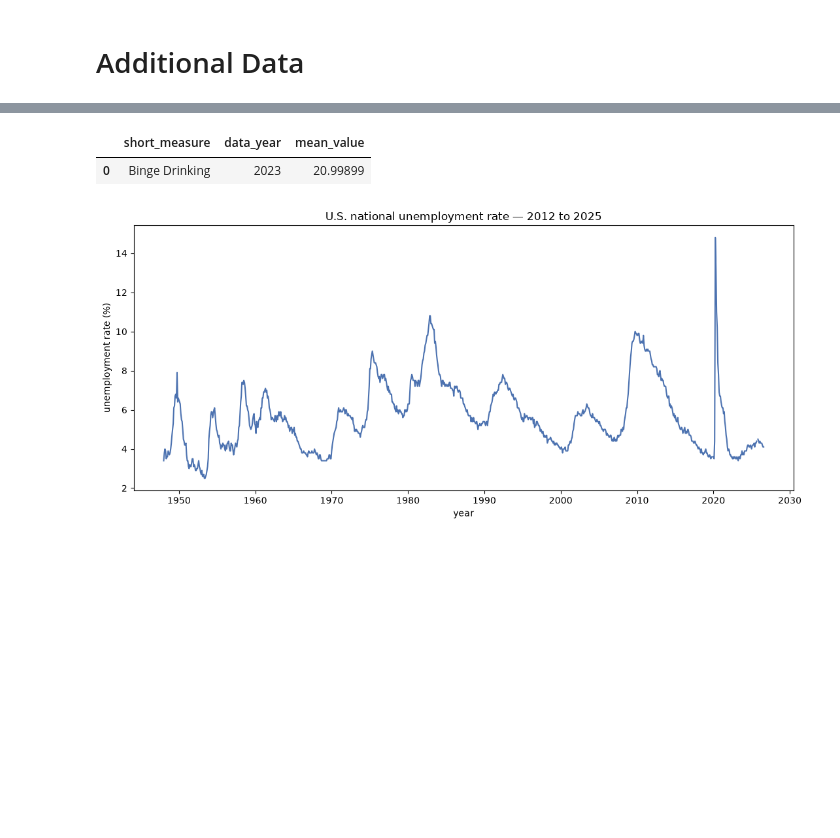
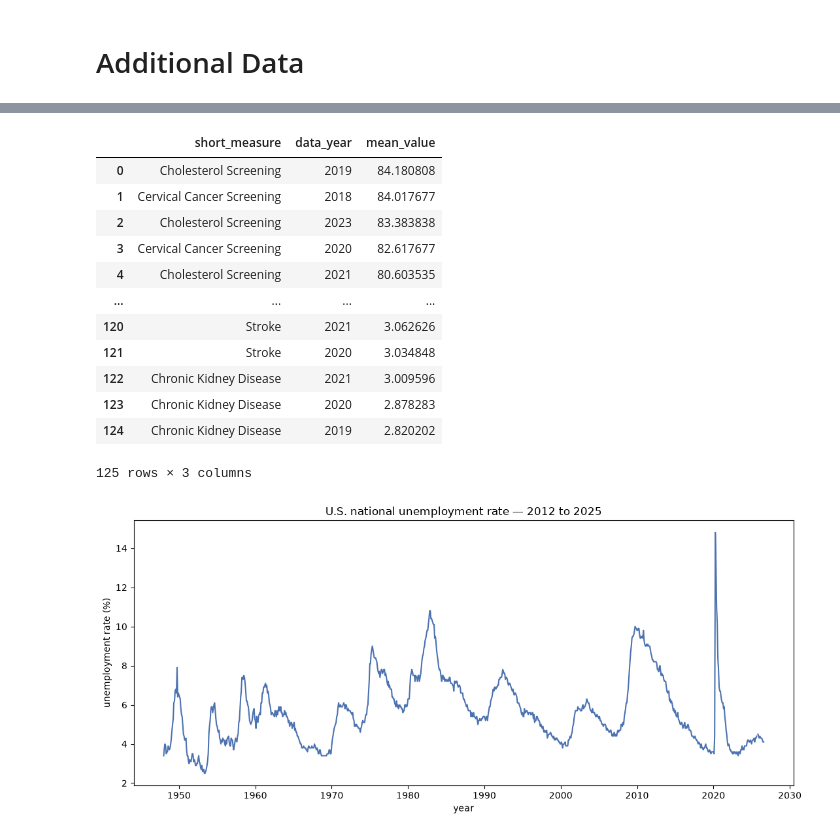
Before and after one commit to Madlenate/Iowa_Alcohol_sales_prediciton, a Jupyter notebook: Project_1_analysis.ipynb, the cells around one changed output, grey strips where cells are left out. Cells and saved outputs as stored; diff of their text form; code cells hidden in the pictures; blank space fills up the shorter version.

```diff
--- a/Project_1_analysis.ipynb
+++ b/Project_1_analysis.ipynb
@@ -333,14 +338,25 @@ Name: count, dtype: int64
 # %%
 (
-    CDC_df[CDC_df["short_measure"].str.contains("drink", case=False, na=False)]
+    CDC_df
     .groupby(["short_measure", "data_year"])
     .agg(mean_value=("value", "mean"))
     .sort_values(["mean_value", "data_year"], ascending=False)
     .reset_index()
 )
 # %% [output]
 |  | short_measure | data_year | mean_value |
-| 0 | Binge Drinking | 2023 | 20.99899 |
+| 0 | Cholesterol Screening | 2019 | 84.180808 |
+| 1 | Cervical Cancer Screening | 2018 | 84.017677 |
+| 2 | Cholesterol Screening | 2023 | 83.383838 |
+| 3 | Cervical Cancer Screening | 2020 | 82.617677 |
+| 4 | Cholesterol Screening | 2021 | 80.603535 |
+| ... | ... | ... | ... |
+| 120 | Stroke | 2021 | 3.062626 |
+| 121 | Stroke | 2020 | 3.034848 |
+| 122 | Chronic Kidney Disease | 2021 | 3.009596 |
+| 123 | Chronic Kidney Disease | 2020 | 2.878283 |
+| 124 | Chronic Kidney Disease | 2019 | 2.820202 |
+125 rows × 3 columns
 # %%
 unemployment_df = q("""
     SELECT
```
Also changed, not shown: parts of 16 cells of this notebook, 1 other file.
